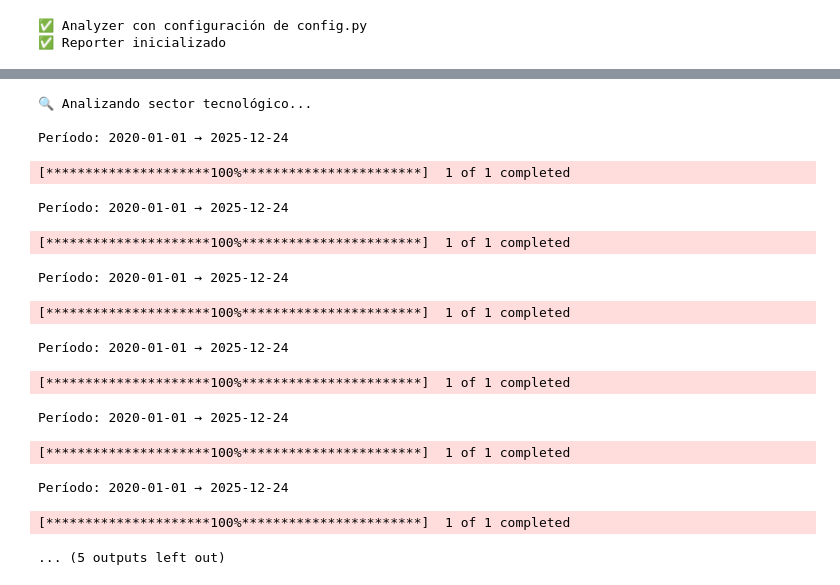
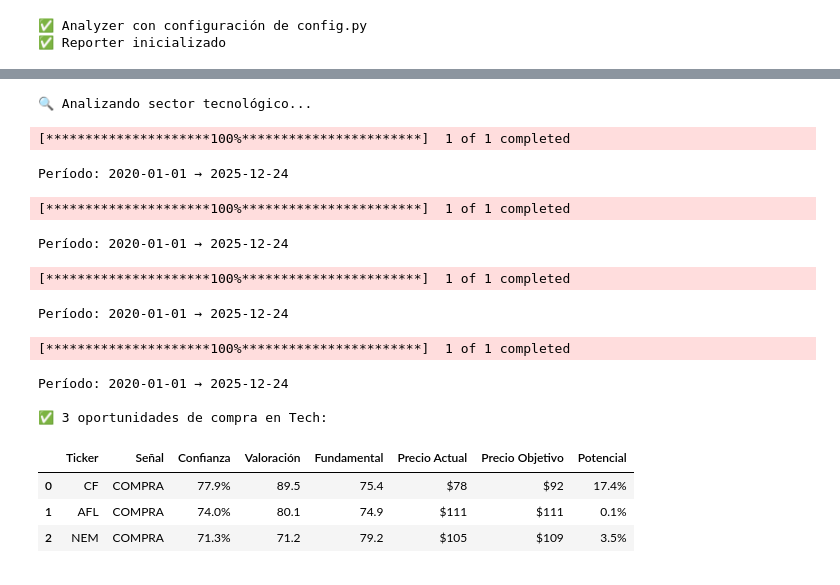
Before and after one commit to marcosherediapimienta/quant, a Jupyter notebook: projects/quant/pm/buy_sell_analysis.ipynb, the cells around one changed output, grey strips where cells are left out. Cells and saved outputs as stored; diff of their text form; code cells hidden in the pictures.

```diff
--- a/projects/quant/pm/buy_sell_analysis.ipynb
+++ b/projects/quant/pm/buy_sell_analysis.ipynb
@@ -165,42 +186,42 @@ SEÑAL DE INVERSIÓN: INCY
 # 🏭 ANÁLISIS POR SECTOR
 # Analiza múltiples tickers de un sector específico
 
-TECH_SECTOR = ["AAPL", "MSFT", "GOOGL", "META", "NVDA", "AMD", "INTC", "CRM"]
+TECH_SECTOR  = ["SYF", "CF", "AFL", "NEM"]
 
 print("🔍 Analizando sector tecnológico...\n")
 tech_signals = []
 
 for ticker in TECH_SECTOR:
     try:
         signal = analyzer.analyze_stock(ticker)
         tech_signals.append(signal)
     except Exception as e:
         print(f"⚠️  {ticker}: {str(e)[:40]}")
 
 if tech_signals:
     # Mostrar solo las mejores oportunidades
     compras_tech = [s for s in tech_signals if s.signal == "COMPRA"]
 
     if compras_tech:
         print(f"\n✅ {len(compras_tech)} oportunidades de compra en Tech:\n")
 
         tech_df = reporter.to_dataframe(compras_tech)
         display(tech_df.sort_values('Confianza', ascending=False))
     else:
         print("\nℹ️  No hay señales de compra en el sector tech actualmente")
 # %% [output]
 🔍 Analizando sector tecnológico...
-
-Período: 2020-01-01 → 2025-12-24
 [*********************100%***********************]  1 of 1 completed
 Período: 2020-01-01 → 2025-12-24
 [*********************100%***********************]  1 of 1 completed
 Período: 2020-01-01 → 2025-12-24
 [*********************100%***********************]  1 of 1 completed
 Período: 2020-01-01 → 2025-12-24
 [*********************100%***********************]  1 of 1 completed
 Período: 2020-01-01 → 2025-12-24
+
+✅ 3 oportunidades de compra en Tech:
-[*********************100%***********************]  1 of 1 completed
-Período: 2020-01-01 → 2025-12-24
-[*********************100%***********************]  1 of 1 completed
-... (5 outputs left out)
+|  | Ticker | Señal | Confianza | Valoración | Fundamental | Precio Actual | Precio Objetivo | Potencial |
+| 0 | CF | COMPRA | 77.9% | 89.5 | 75.4 | $78 | $92 | 17.4% |
+| 1 | AFL | COMPRA | 74.0% | 80.1 | 74.9 | $111 | $111 | 0.1% |
+| 2 | NEM | COMPRA | 71.3% | 71.2 | 79.2 | $105 | $109 | 3.5% |
```
Also changed, not shown: parts of 5 cells of this notebook, 5 other files.
